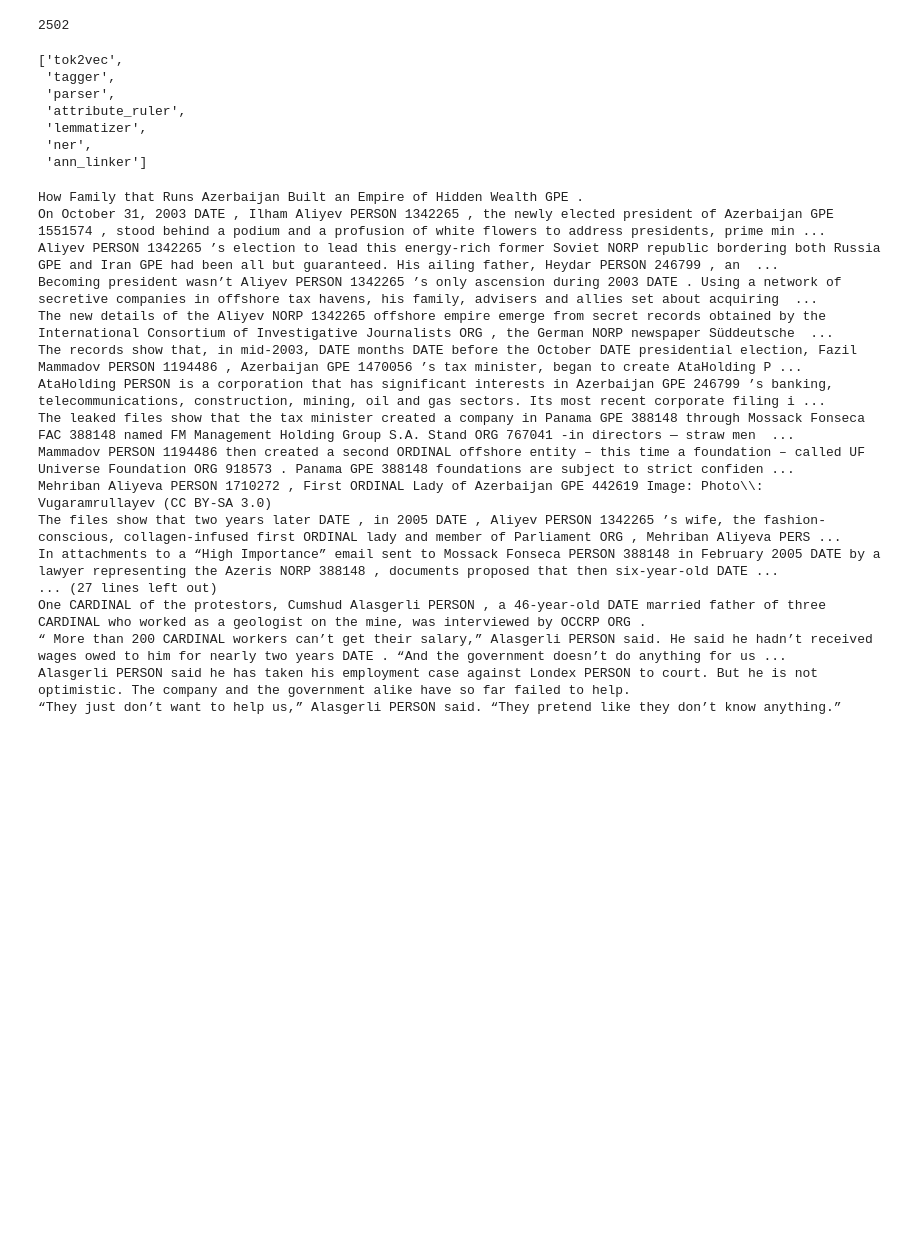
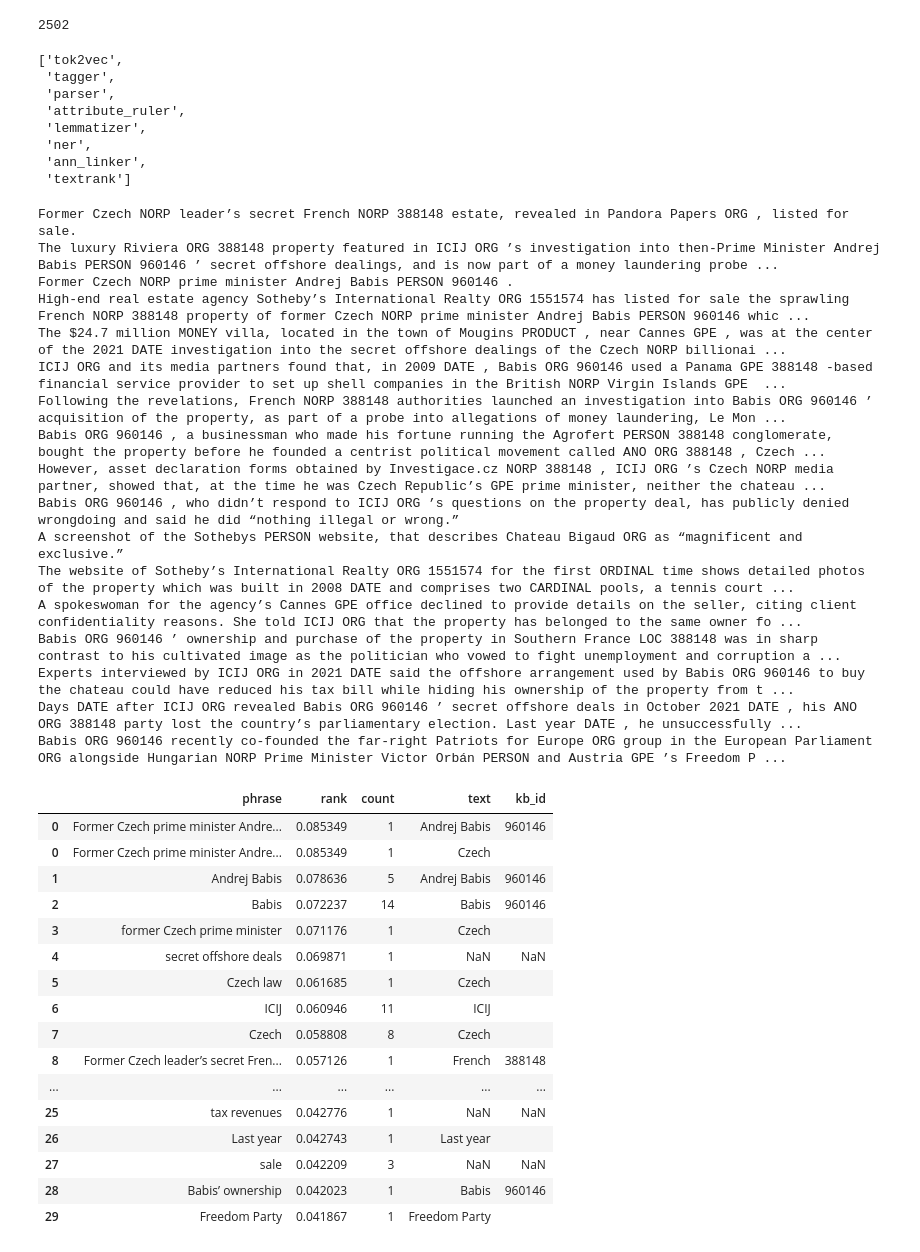
Before and after one commit to louisguitton/erkg-tutorials, a Jupyter notebook: tutorial.ipynb, the cells around one changed output. Saved outputs shown, nothing was run; the diff lists cells and outputs as text; code cells hidden in the pictures; blank space fills up the shorter version.

```diff
--- a/tutorial.ipynb
+++ b/tutorial.ipynb
@@ -90,6 +106,7 @@ ann_kb.add_aliases(aliases)
 scrape_nlp: spacy.Language = spacy.load(SPACY_MODEL)
 ann_linker = scrape_nlp.add_pipe("ann_linker", last=True)
 ann_linker.set_kb(ann_kb)
+scrape_nlp.add_pipe("textrank")
 scrape_nlp.pipe_names
 # %% [output]
 ['tok2vec',
@@ -98,26 +115,32 @@ scrape_nlp.pipe_names
  'attribute_ruler',
  'lemmatizer',
  'ner',
- 'ann_linker']
+ 'ann_linker',
+ 'textrank']
 # %%
-doc = scrape_nlp(docs[1])
+doc = scrape_nlp(docs[0])
 # %%
 displacy.render(doc, style="ent")
 # %% [output]
-How Family that Runs Azerbaijan Built an Empire of Hidden Wealth GPE .
-On October 31, 2003 DATE , Ilham Aliyev PERSON 1342265 , the newly elected president of Azerbaijan GPE 1551574 , stood behind a podium and a profusion of white flowers to address presidents, prime min ...
-Aliyev PERSON 1342265 ’s election to lead this energy-rich former Soviet NORP republic bordering both Russia GPE and Iran GPE had been all but guaranteed. His ailing father, Heydar PERSON 246799 , an  ...
-Becoming president wasn’t Aliyev PERSON 1342265 ’s only ascension during 2003 DATE . Using a network of secretive companies in offshore tax havens, his family, advisers and allies set about acquiring  ...
-The new details of the Aliyev NORP 1342265 offshore empire emerge from secret records obtained by the International Consortium of Investigative Journalists ORG , the German NORP newspaper Süddeutsche  ...
-The records show that, in mid-2003, DATE months DATE before the October DATE presidential election, Fazil Mammadov PERSON 1194486 , Azerbaijan GPE 1470056 ’s tax minister, began to create AtaHolding P ...
-AtaHolding PERSON is a corporation that has significant interests in Azerbaijan GPE 246799 ’s banking, telecommunications, construction, mining, oil and gas sectors. Its most recent corporate filing i ...
-The leaked files show that the tax minister created a company in Panama GPE 388148 through Mossack Fonseca FAC 388148 named FM Management Holding Group S.A. Stand ORG 767041 -in directors — straw men  ...
-Mammadov PERSON 1194486 then created a second ORDINAL offshore entity – this time a foundation – called UF Universe Foundation ORG 918573 . Panama GPE 388148 foundations are subject to strict confiden ...
-Mehriban Aliyeva PERSON 1710272 , First ORDINAL Lady of Azerbaijan GPE 442619 Image: Photo\\: Vugaramrullayev (CC BY-SA 3.0)
-The files show that two years later DATE , in 2005 DATE , Aliyev PERSON 1342265 ’s wife, the fashion-conscious, collagen-infused first ORDINAL lady and member of Parliament ORG , Mehriban Aliyeva PERS ...
-In attachments to a “High Importance” email sent to Mossack Fonseca PERSON 388148 in February 2005 DATE by a lawyer representing the Azeris NORP 388148 , documents proposed that then six-year-old DATE ...
-... (27 lines left out)
-One CARDINAL of the protestors, Cumshud Alasgerli PERSON , a 46-year-old DATE married father of three CARDINAL who worked as a geologist on the mine, was interviewed by OCCRP ORG .
-“ More than 200 CARDINAL workers can’t get their salary,” Alasgerli PERSON said. He said he hadn’t received wages owed to him for nearly two years DATE . “And the government doesn’t do anything for us ...
-Alasgerli PERSON said he has taken his employment case against Londex PERSON to court. But he is not optimistic. The company and the government alike have so far failed to help.
-“They just don’t want to help us,” Alasgerli PERSON said. “They pretend like they don’t know anything.”
+Former Czech NORP leader’s secret French NORP 388148 estate, revealed in Pandora Papers ORG , listed for sale.
+The luxury Riviera ORG 388148 property featured in ICIJ ORG ’s investigation into then-Prime Minister Andrej Babis PERSON 960146 ’ secret offshore dealings, and is now part of a money laundering probe ...
+Former Czech NORP prime minister Andrej Babis PERSON 960146 .
+High-end real estate agency Sotheby’s International Realty ORG 1551574 has listed for sale the sprawling French NORP 388148 property of former Czech NORP prime minister Andrej Babis PERSON 960146 whic ...
+The $24.7 million MONEY villa, located in the town of Mougins PRODUCT , near Cannes GPE , was at the center of the 2021 DATE investigation into the secret offshore dealings of the Czech NORP billionai ...
+ICIJ ORG and its media partners found that, in 2009 DATE , Babis ORG 960146 used a Panama GPE 388148 -based financial service provider to set up shell companies in the British NORP Virgin Islands GPE  ...
+Following the revelations, French NORP 388148 authorities launched an investigation into Babis ORG 960146 ’ acquisition of the property, as part of a probe into allegations of money laundering, Le Mon ...
+Babis ORG 960146 , a businessman who made his fortune running the Agrofert PERSON 388148 conglomerate, bought the property before he founded a centrist political movement called ANO ORG 388148 , Czech ...
+However, asset declaration forms obtained by Investigace.cz NORP 388148 , ICIJ ORG ’s Czech NORP media partner, showed that, at the time he was Czech Republic’s GPE prime minister, neither the chateau ...
+Babis ORG 960146 , who didn’t respond to ICIJ ORG ’s questions on the property deal, has publicly denied wrongdoing and said he did “nothing illegal or wrong.”
+A screenshot of the Sothebys PERSON website, that describes Chateau Bigaud ORG as “magnificent and exclusive.”
+The website of Sotheby’s International Realty ORG 1551574 for the first ORDINAL time shows detailed photos of the property which was built in 2008 DATE and comprises two CARDINAL pools, a tennis court ...
+A spokeswoman for the agency’s Cannes GPE office declined to provide details on the seller, citing client confidentiality reasons. She told ICIJ ORG that the property has belonged to the same owner fo ...
+Babis ORG 960146 ’ ownership and purchase of the property in Southern France LOC 388148 was in sharp contrast to his cultivated image as the politician who vowed to fight unemployment and corruption a ...
+Experts interviewed by ICIJ ORG in 2021 DATE said the offshore arrangement used by Babis ORG 960146 to buy the chateau could have reduced his tax bill while hiding his ownership of the property from t ...
+Days DATE after ICIJ ORG revealed Babis ORG 960146 ’ secret offshore deals in October 2021 DATE , his ANO ORG 388148 party lost the country’s parliamentary election. Last year DATE , he unsuccessfully ...
+Babis ORG 960146 recently co-founded the far-right Patriots for Europe ORG group in the European Parliament ORG alongside Hungarian NORP Prime Minister Victor Orbán PERSON and Austria GPE ’s Freedom P ...
+# %%
+records = []
+for phrase in doc._.phrases[:30]:
+    record = (phrase.text, phrase.rank, phrase.count, set((ent.text, ent.kb_id_) for chunk in phrase.chunks for ent in chunk.ents))
+    records.append((record[0], record[1], record[2], [{"text": e[0], "kb_id": e[1]} for e in record[-1]]))
@@ -123,0 +149,29 @@ Alasgerli PERSON said he has taken his employment case against Londex PERSON to
+# %%
+raw_entities = pd.DataFrame.from_records(records, columns=["phrase", "rank", "count", "entities"]).explode("entities")
+df = pd.concat(  # type: ignore
+    [
+        raw_entities.drop(columns="entities"),
+        pd.json_normalize(raw_entities.entities).set_index(raw_entities.index),  # type: ignore
+    ],
+    axis=1,
+)
+# %%
+df
+# %% [output]
+|  | phrase | rank | count | text | kb_id |
+| 0 | Former Czech prime minister Andre... | 0.085349 | 1 | Andrej Babis | 960146 |
+| 0 | Former Czech prime minister Andre... | 0.085349 | 1 | Czech |  |
+| 1 | Andrej Babis | 0.078636 | 5 | Andrej Babis | 960146 |
+| 2 | Babis | 0.072237 | 14 | Babis | 960146 |
+| 3 | former Czech prime minister | 0.071176 | 1 | Czech |  |
+| 4 | secret offshore deals | 0.069871 | 1 | NaN | NaN |
+| 5 | Czech law | 0.061685 | 1 | Czech |  |
+| 6 | ICIJ | 0.060946 | 11 | ICIJ |  |
+| 7 | Czech | 0.058808 | 8 | Czech |  |
+| 8 | Former Czech leader’s secret Fren... | 0.057126 | 1 | French | 388148 |
+| ... | ... | ... | ... | ... | ... |
+| 25 | tax revenues | 0.042776 | 1 | NaN | NaN |
+| 26 | Last year | 0.042743 | 1 | Last year |  |
+| 27 | sale | 0.042209 | 3 | NaN | NaN |
+| 28 | Babis’ ownership | 0.042023 | 1 | Babis | 960146 |
+| 29 | Freedom Party | 0.041867 | 1 | Freedom Party |  |
```
Also changed, not shown: parts of 3 cells of this notebook, 9 other files.
